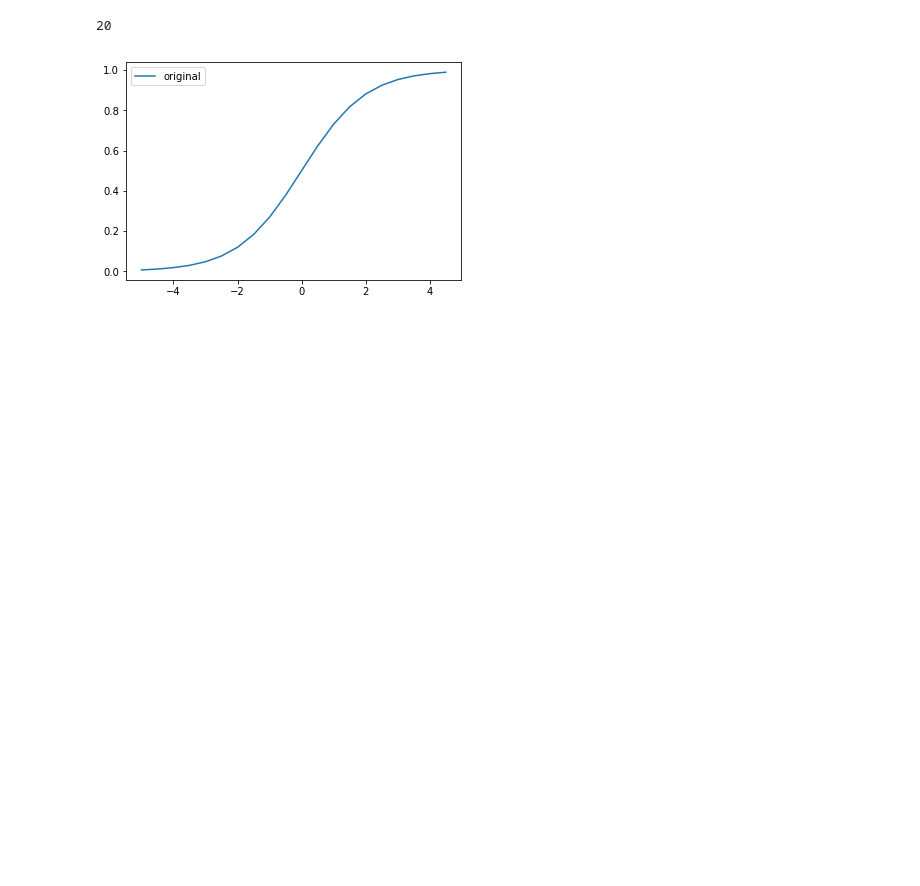
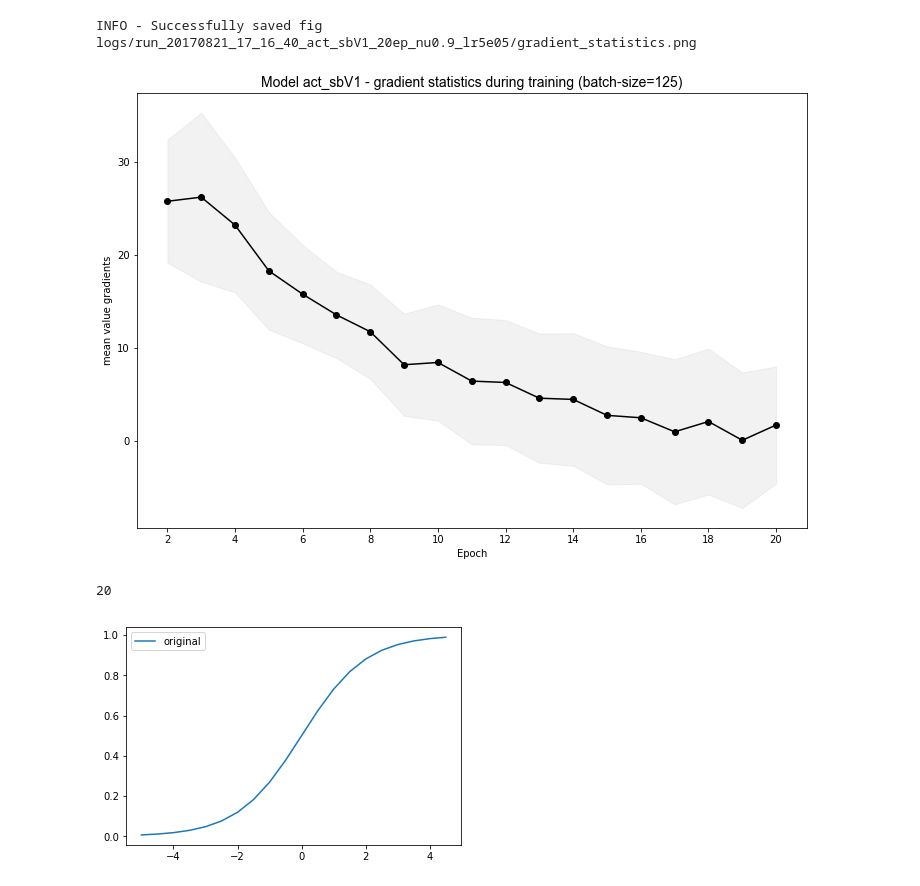
Before and after one commit to toologicbv/meta_learner, a Jupyter notebook: pytorch_expers.ipynb, the cells around one changed output. Saved outputs shown, nothing was run; the diff lists cells and outputs as text; code cells hidden in the pictures; blank space fills up the shorter version.

```diff
--- a/pytorch_expers.ipynb
+++ b/pytorch_expers.ipynb
@@ -42,6 +42,14 @@ import seaborn as sns
 
 %load_ext autoreload
 %autoreload 2
+# %%
+exp = Experiment.load("run_20170821_17_16_40_act_sbV1_20ep_nu0.9_lr5e05", do_log=False)
+# %%
+
+plot_gradient_stats(exp, do_show=True, do_save=True, offset=1)
+# %% [output]
+INFO - Successfully saved fig logs/run_20170821_17_16_40_act_sbV1_20ep_nu0.9_lr5e05/gradient_statistics.png
+[figure, added]
 # %%
 from scipy.stats import geom
 
```
Also changed, not shown: parts of 11 cells of this notebook, 9 other files.
